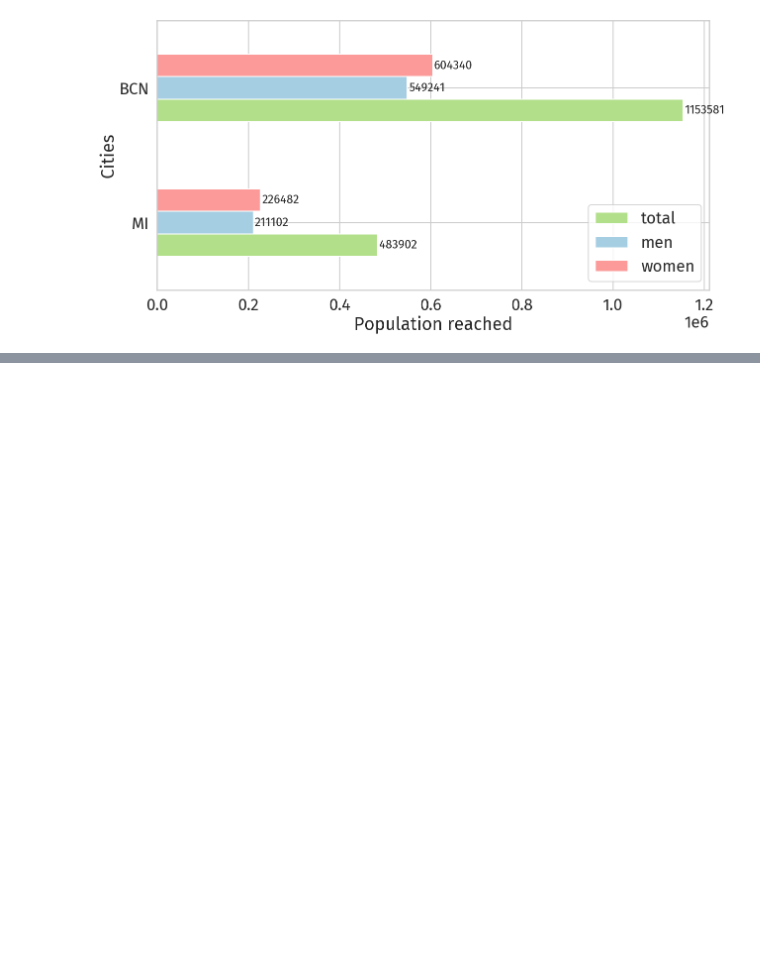
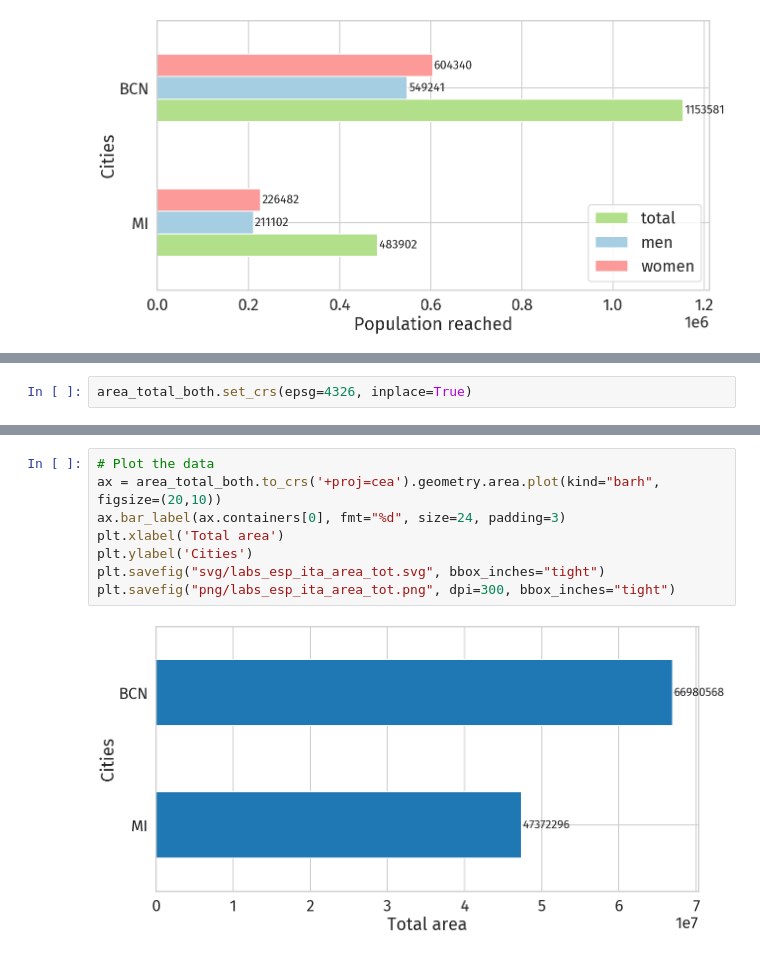
Before and after one commit to openp2pdesign/labs_access_analysis, a Jupyter notebook: 06_Population_facebook_data_no_overlaps.ipynb, the cells around one changed output, grey strips where cells are left out. Saved outputs shown, nothing was run; the diff lists cells and outputs as text; blank space fills up the shorter version.

Commit message:
Update 06 to area

```diff
--- a/06_Population_facebook_data_no_overlaps.ipynb
+++ b/06_Population_facebook_data_no_overlaps.ipynb
@@ -312,0 +329,2 @@ plt.savefig("png/labs_esp_ita_fbpop_tot.png", dpi=300, bbox_inches="tight")
+# %%
+area_total_both.set_crs(epsg=4326, inplace=True)
@@ -312,0 +347,10 @@ plt.savefig("png/labs_esp_ita_fbpop_tot.png", dpi=300, bbox_inches="tight")
+# %%
+# Plot the data
+ax = area_total_both.to_crs('+proj=cea').geometry.area.plot(kind="barh", figsize=(20,10))
+ax.bar_label(ax.containers[0], fmt="%d", size=24, padding=3)
+plt.xlabel('Total area')
+plt.ylabel('Cities')
+plt.savefig("svg/labs_esp_ita_area_tot.svg", bbox_inches="tight")
+plt.savefig("png/labs_esp_ita_area_tot.png", dpi=300, bbox_inches="tight")
+# %% [output]
+[figure, added]
```
Also changed, not shown: parts of 7 cells of this notebook, 2 other files.
